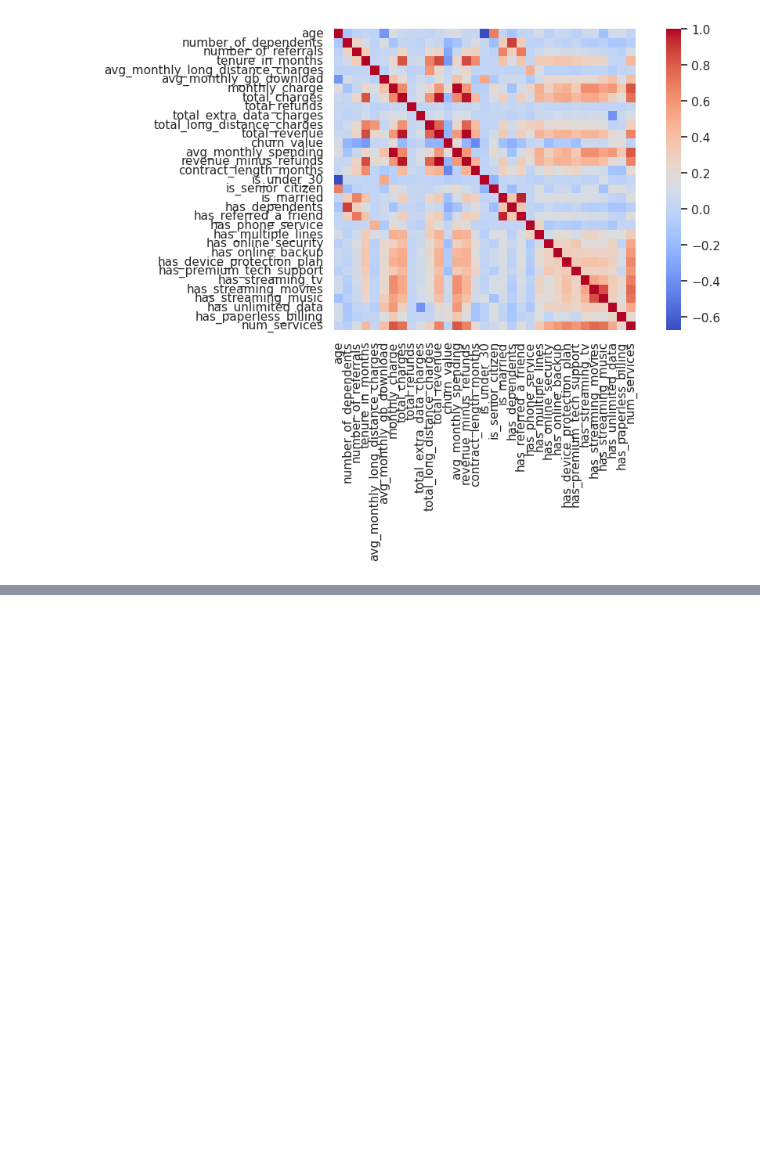
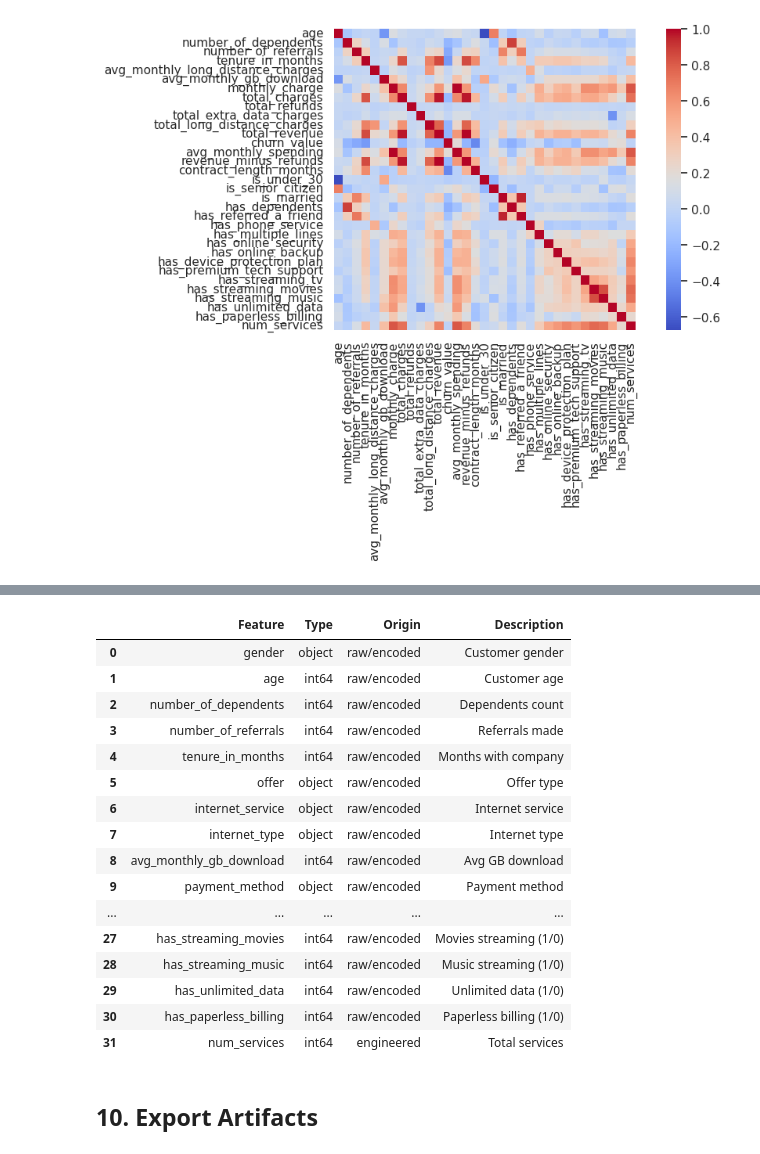
Before and after one commit to renteria-luis/telco-churn-prediction, a Jupyter notebook: notebooks/01_eda_and_feature_engineering.ipynb, the cells around one changed output, grey strips where cells are left out. Saved outputs shown, nothing was run; the diff lists cells and outputs as text; code cells hidden in the pictures; blank space fills up the shorter version.

```diff
--- a/notebooks/01_eda_and_feature_engineering.ipynb
+++ b/notebooks/01_eda_and_feature_engineering.ipynb
@@ -356,0 +367,15 @@ plt.show()
+# %%
+cols_to_drop = [
+    'customer_id', 'service_id', 'status_id',
+    'churn_label',
+
+    'under_30', 'senior_citizen', 'is_under_30', 'is_senior_citizen', 'married', 'dependents', 'referred_a_friend', 'is_married', 'has_dependents', 'has_referred_a_friend', 'phone_service', 'multiple_lines',
+    'online_security', 'online_backup', 'device_protection_plan', 'premium_tech_support', 'streaming_tv', 'streaming_movies', 'streaming_music', 'unlimited_data', 'paperless_billing',
+
+    'contract',
+    'age_group',
+    'avg_monthly_long_distance_charges'
+]
+
+df_finished = df.drop(cols_to_drop, axis=1)
+df_finished.head(3)
@@ -356,0 +414,65 @@ plt.show()
+# %%
+# --- SHORTLIST ---
+features_df = pd.DataFrame({
+    'Feature': [col for col in df_finished.columns if col != 'churn_value'],
+    'Type': [df_finished[col].dtype for col in df_finished.columns if col != 'churn_value'],
+    'Origin': ['engineered' if col in engineered else 'raw/encoded' for col in df_finished.columns if col != 'churn_value']
+})
+
+desc = {
+    'gender': 'Customer gender',
+    'age': 'Customer age',
+    'number_of_dependents': 'Dependents count',
+    'number_of_referrals': 'Referrals made',
+    'tenure_in_months': 'Months with company',
+    'contract_length_months': 'Contract length (mo)',
+    'offer': 'Offer type',
+    'internet_service': 'Internet service',
+    'internet_type': 'Internet type',
+    'payment_method': 'Payment method',
+    'monthly_charge': 'Monthly charge',
+    'total_charges': 'Total charges',
+    'total_refunds': 'Refunds total',
+    'total_extra_data_charges': 'Extra data fees',
+    'total_long_distance_charges': 'Long distance fees',
+    'total_revenue': 'Total revenue',
+    'avg_monthly_gb_download': 'Avg GB download',
+    'avg_monthly_spending': 'Avg monthly spend',
+    'revenue_minus_refunds': 'Net revenue',
+    'has_phone_service': 'Phone service (1/0)',
+    'has_multiple_lines': 'Multiple lines (1/0)',
+    'has_online_security': 'Online security (1/0)',
+    'has_online_backup': 'Online backup (1/0)',
+    'has_device_protection_plan': 'Device protection (1/0)',
+    'has_premium_tech_support': 'Tech support (1/0)',
+    'has_streaming_tv': 'TV streaming (1/0)',
+    'has_streaming_movies': 'Movies streaming (1/0)',
+    'has_streaming_music': 'Music streaming (1/0)',
+    'has_unlimited_data': 'Unlimited data (1/0)',
+    'has_paperless_billing': 'Paperless billing (1/0)',
+    'num_services': 'Total services',
+    'has_streaming': 'Any streaming (1/0)'
+}
+
+features_df['Description'] = features_df['Feature'].map(desc)
+features_df
+# %% [output]
+|  | Feature | Type | Origin | Description |
+| 0 | gender | object | raw/encoded | Customer gender |
+| 1 | age | int64 | raw/encoded | Customer age |
+| 2 | number_of_dependents | int64 | raw/encoded | Dependents count |
+| 3 | number_of_referrals | int64 | raw/encoded | Referrals made |
+| 4 | tenure_in_months | int64 | raw/encoded | Months with company |
+| 5 | offer | object | raw/encoded | Offer type |
+| 6 | internet_service | object | raw/encoded | Internet service |
+| 7 | internet_type | object | raw/encoded | Internet type |
+| 8 | avg_monthly_gb_download | int64 | raw/encoded | Avg GB download |
+| 9 | payment_method | object | raw/encoded | Payment method |
+| ... | ... | ... | ... | ... |
+| 27 | has_streaming_movies | int64 | raw/encoded | Movies streaming (1/0) |
+| 28 | has_streaming_music | int64 | raw/encoded | Music streaming (1/0) |
+| 29 | has_unlimited_data | int64 | raw/encoded | Unlimited data (1/0) |
+| 30 | has_paperless_billing | int64 | raw/encoded | Paperless billing (1/0) |
+| 31 | num_services | int64 | engineered | Total services |
+# %% [markdown]
+## 10. Export Artifacts
```
Also changed, not shown: parts of 10 cells of this notebook, 4 other files.
